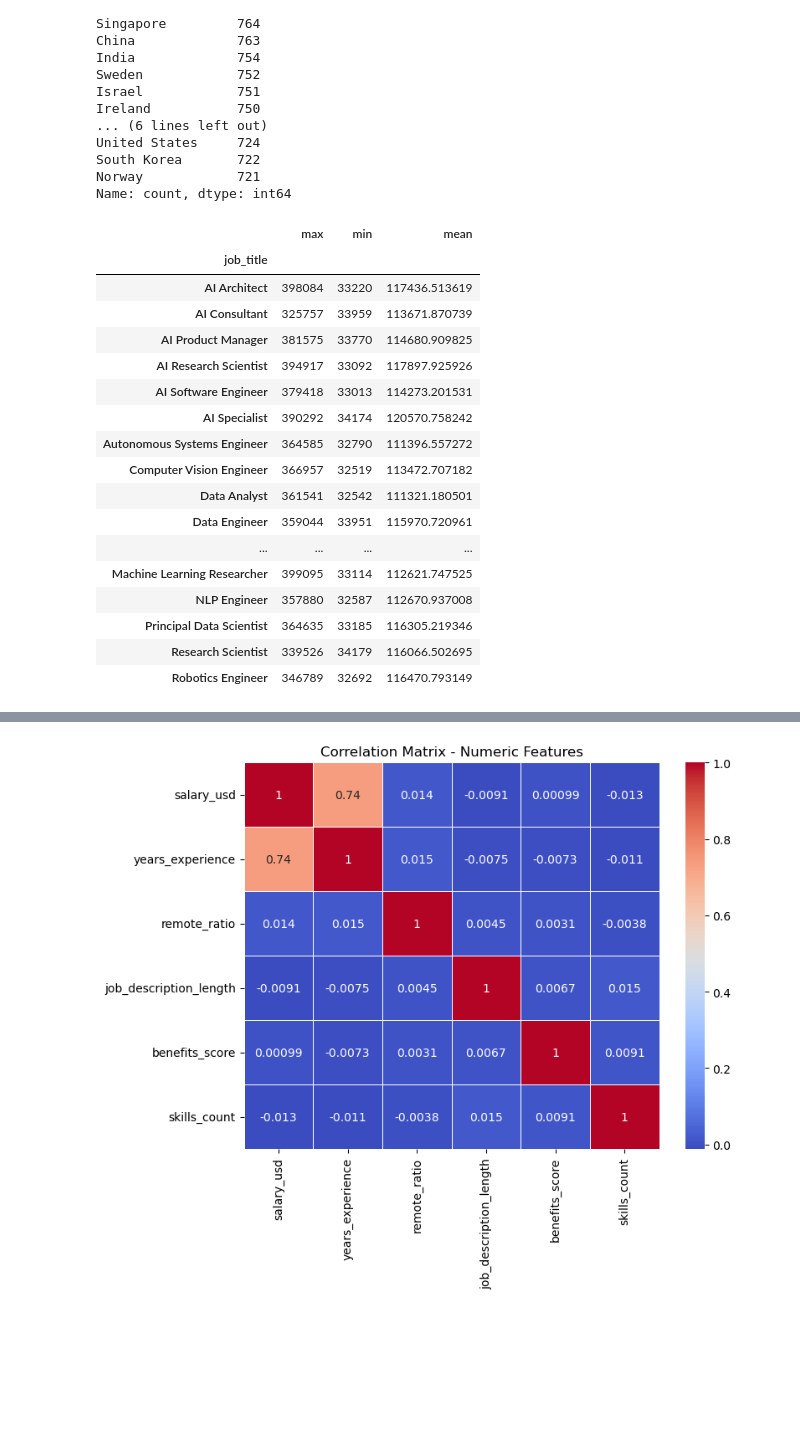
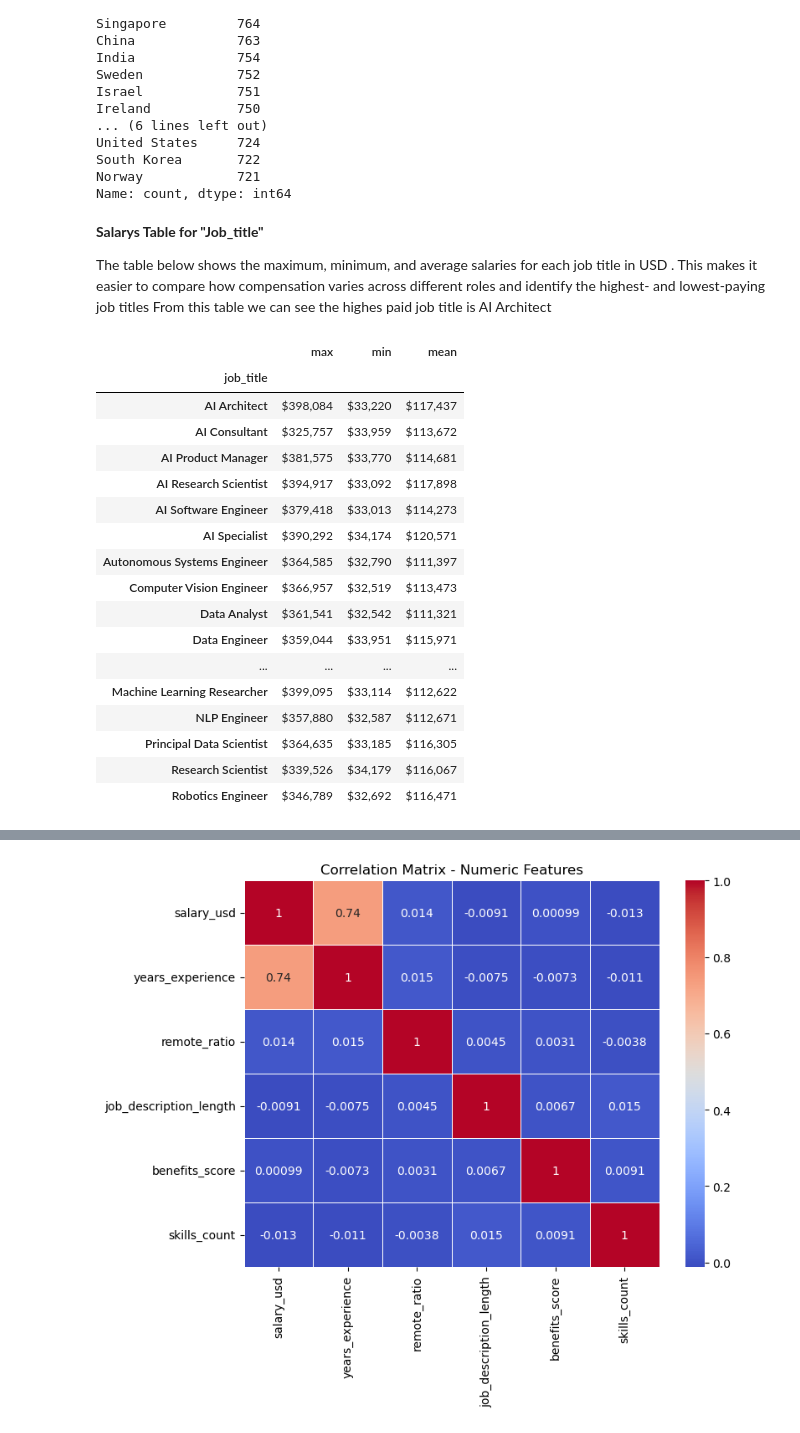
Before and after one commit to adeogu/Global-AI-Job-Market-Salary-Trends-Benchmarking-, a Jupyter notebook: 2.EDA.ipynb, the cells around one changed output, grey strips where cells are left out. Cells and saved outputs as stored; diff of their text form; code cells hidden in the pictures; blank space fills up the shorter version.

```diff
--- a/2.EDA.ipynb
+++ b/2.EDA.ipynb
@@ -138,25 +155,32 @@ United States     724
 South Korea       722
 Norway            721
 Name: count, dtype: int64
+# %% [markdown]
+**Salarys Table for "Job_title"**
+
+The table below shows the maximum, minimum, and average salaries for each job title in USD . This makes it easier to compare how compensation varies across different roles and identify the highest- and lowest-paying job titles
+From this table we can see the highes paid job title is AI Architect
 # %%
-job_salary = df.groupby(['job_title'])['salary_usd'].agg(['max', 'min', 'mean'])
-job_salary
+job_salary = df.groupby('job_title')['salary_usd'].agg(['max', 'min', 'mean'])
+
+job_salary_formatted = job_salary.applymap(lambda x: f"${x:,.0f}")
+job_salary_formatted
 # %% [output]
 |  | max | min | mean |
 | job_title |  |  |  |
-| AI Architect | 398084 | 33220 | 117436.513619 |
-| AI Consultant | 325757 | 33959 | 113671.870739 |
-| AI Product Manager | 381575 | 33770 | 114680.909825 |
-| AI Research Scientist | 394917 | 33092 | 117897.925926 |
-| AI Software Engineer | 379418 | 33013 | 114273.201531 |
-| AI Specialist | 390292 | 34174 | 120570.758242 |
-| Autonomous Systems Engineer | 364585 | 32790 | 111396.557272 |
-| Computer Vision Engineer | 366957 | 32519 | 113472.707182 |
-| Data Analyst | 361541 | 32542 | 111321.180501 |
-| Data Engineer | 359044 | 33951 | 115970.720961 |
+| AI Architect | $398,084 | $33,220 | $117,437 |
+| AI Consultant | $325,757 | $33,959 | $113,672 |
+| AI Product Manager | $381,575 | $33,770 | $114,681 |
+| AI Research Scientist | $394,917 | $33,092 | $117,898 |
+| AI Software Engineer | $379,418 | $33,013 | $114,273 |
+| AI Specialist | $390,292 | $34,174 | $120,571 |
+| Autonomous Systems Engineer | $364,585 | $32,790 | $111,397 |
+| Computer Vision Engineer | $366,957 | $32,519 | $113,473 |
+| Data Analyst | $361,541 | $32,542 | $111,321 |
+| Data Engineer | $359,044 | $33,951 | $115,971 |
 | ... | ... | ... | ... |
-| Machine Learning Researcher | 399095 | 33114 | 112621.747525 |
-| NLP Engineer | 357880 | 32587 | 112670.937008 |
-| Principal Data Scientist | 364635 | 33185 | 116305.219346 |
-| Research Scientist | 339526 | 34179 | 116066.502695 |
-| Robotics Engineer | 346789 | 32692 | 116470.793149 |
+| Machine Learning Researcher | $399,095 | $33,114 | $112,622 |
+| NLP Engineer | $357,880 | $32,587 | $112,671 |
+| Principal Data Scientist | $364,635 | $33,185 | $116,305 |
+| Research Scientist | $339,526 | $34,179 | $116,067 |
+| Robotics Engineer | $346,789 | $32,692 | $116,471 |
```
Also changed, not shown: parts of 15 cells of this notebook.
